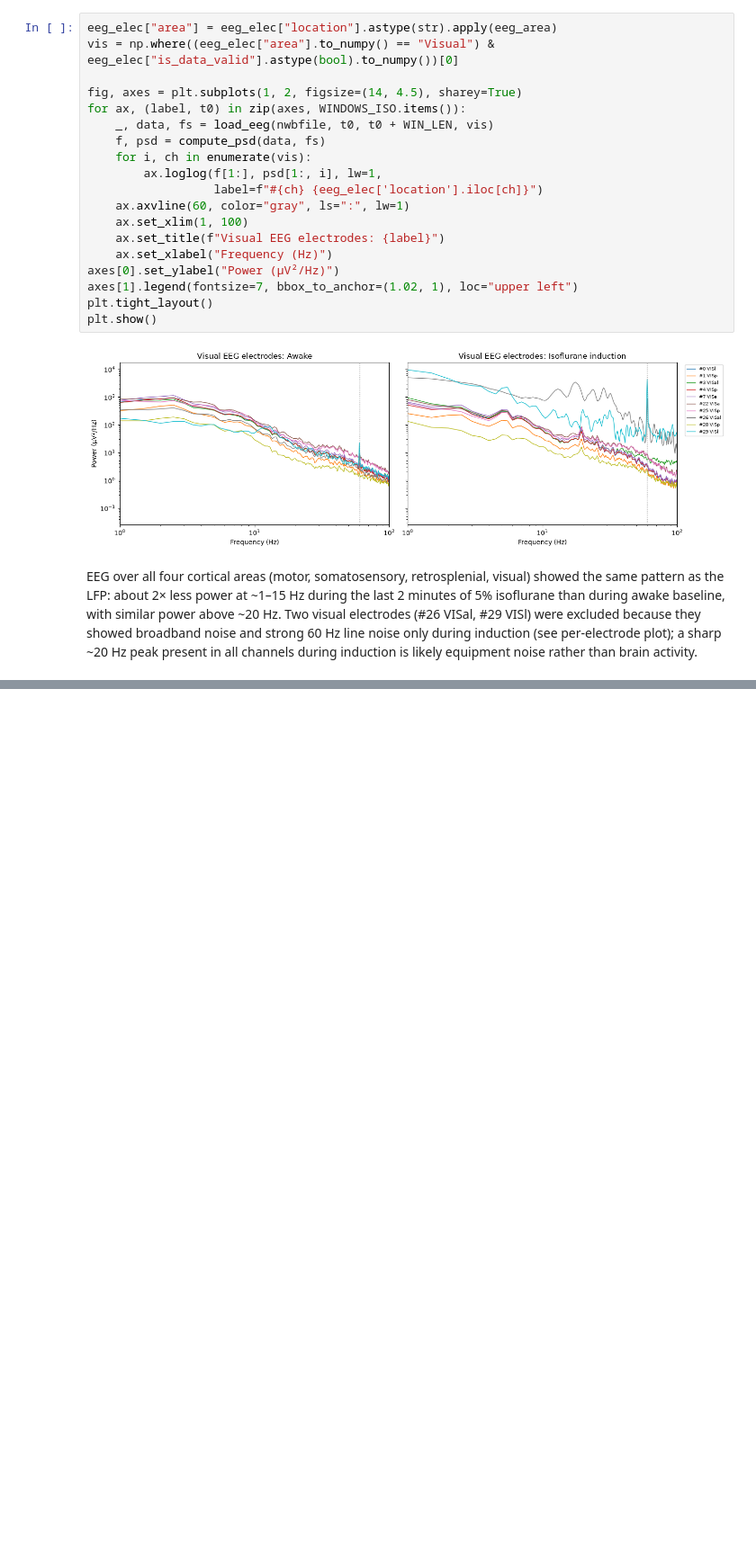
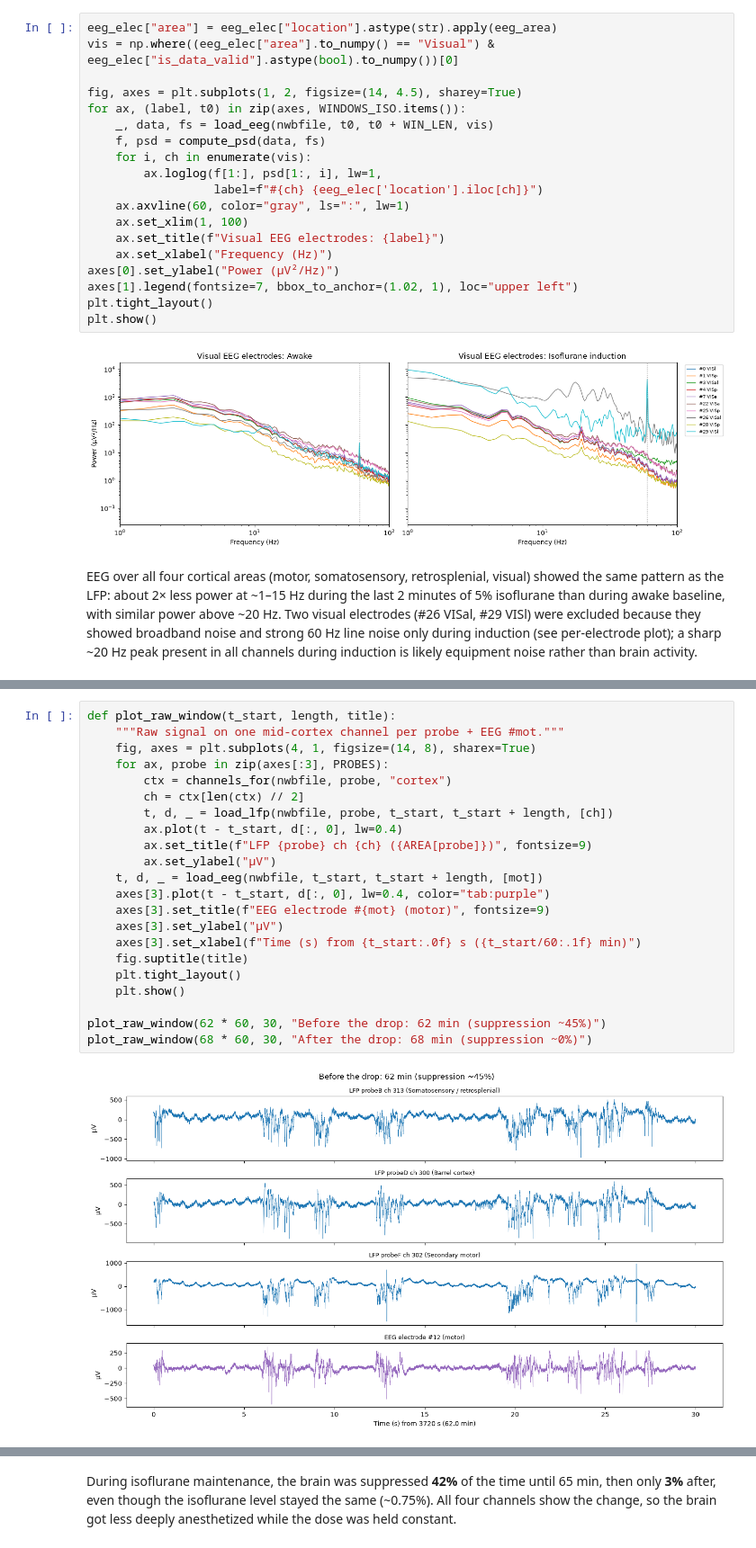
Before and after one commit to saasberkeley/dc-allen, a Jupyter notebook: src/visualization/lfp_region_spectra.ipynb, the cells around one changed output, grey strips where cells are left out. Shown at 90% size. Drawn from its saved outputs; the diff is of its cells as text; blank space fills up the shorter version.

```diff
--- a/src/visualization/lfp_region_spectra.ipynb
+++ b/src/visualization/lfp_region_spectra.ipynb
@@ -456,0 +616,24 @@ EEG over all four cortical areas (motor, somatosensory, retrosplenial, visual) s
+# %%
+def plot_raw_window(t_start, length, title):
+    """Raw signal on one mid-cortex channel per probe + EEG #mot."""
+    fig, axes = plt.subplots(4, 1, figsize=(14, 8), sharex=True)
+    for ax, probe in zip(axes[:3], PROBES):
+        ctx = channels_for(nwbfile, probe, "cortex")
+        ch = ctx[len(ctx) // 2]
+        t, d, _ = load_lfp(nwbfile, probe, t_start, t_start + length, [ch])
+        ax.plot(t - t_start, d[:, 0], lw=0.4)
+        ax.set_title(f"LFP {probe} ch {ch} ({AREA[probe]})", fontsize=9)
+        ax.set_ylabel("µV")
+    t, d, _ = load_eeg(nwbfile, t_start, t_start + length, [mot])
+    axes[3].plot(t - t_start, d[:, 0], lw=0.4, color="tab:purple")
+    axes[3].set_title(f"EEG electrode #{mot} (motor)", fontsize=9)
+    axes[3].set_ylabel("µV")
+    axes[3].set_xlabel(f"Time (s) from {t_start:.0f} s ({t_start/60:.1f} min)")
+    fig.suptitle(title)
+    plt.tight_layout()
+    plt.show()
+
+plot_raw_window(62 * 60, 30, "Before the drop: 62 min (suppression ~45%)")
+plot_raw_window(68 * 60, 30, "After the drop: 68 min (suppression ~0%)")
+# %% [output]
+[figure, added]
@@ -456,0 +641,2 @@ EEG over all four cortical areas (motor, somatosensory, retrosplenial, visual) s
+# %% [markdown]
+During isoflurane maintenance, the brain was suppressed **42%** of the time until 65 min, then only **3%** after, even though the isoflurane level stayed the same (~0.75%). All four channels show the change, so the brain got less deeply anesthetized while the dose was held constant.
```
Also changed, not shown: parts of 12 cells of this notebook.
